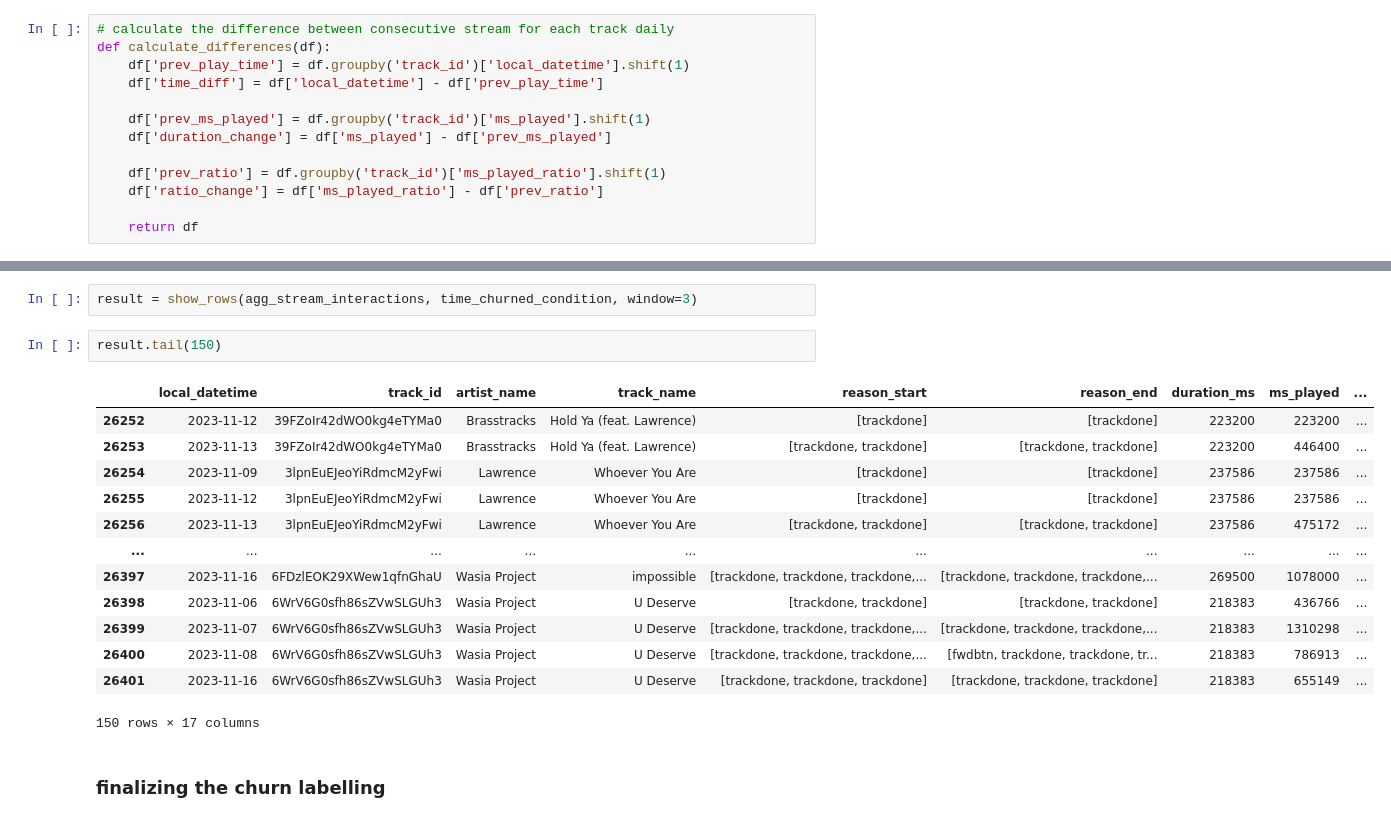
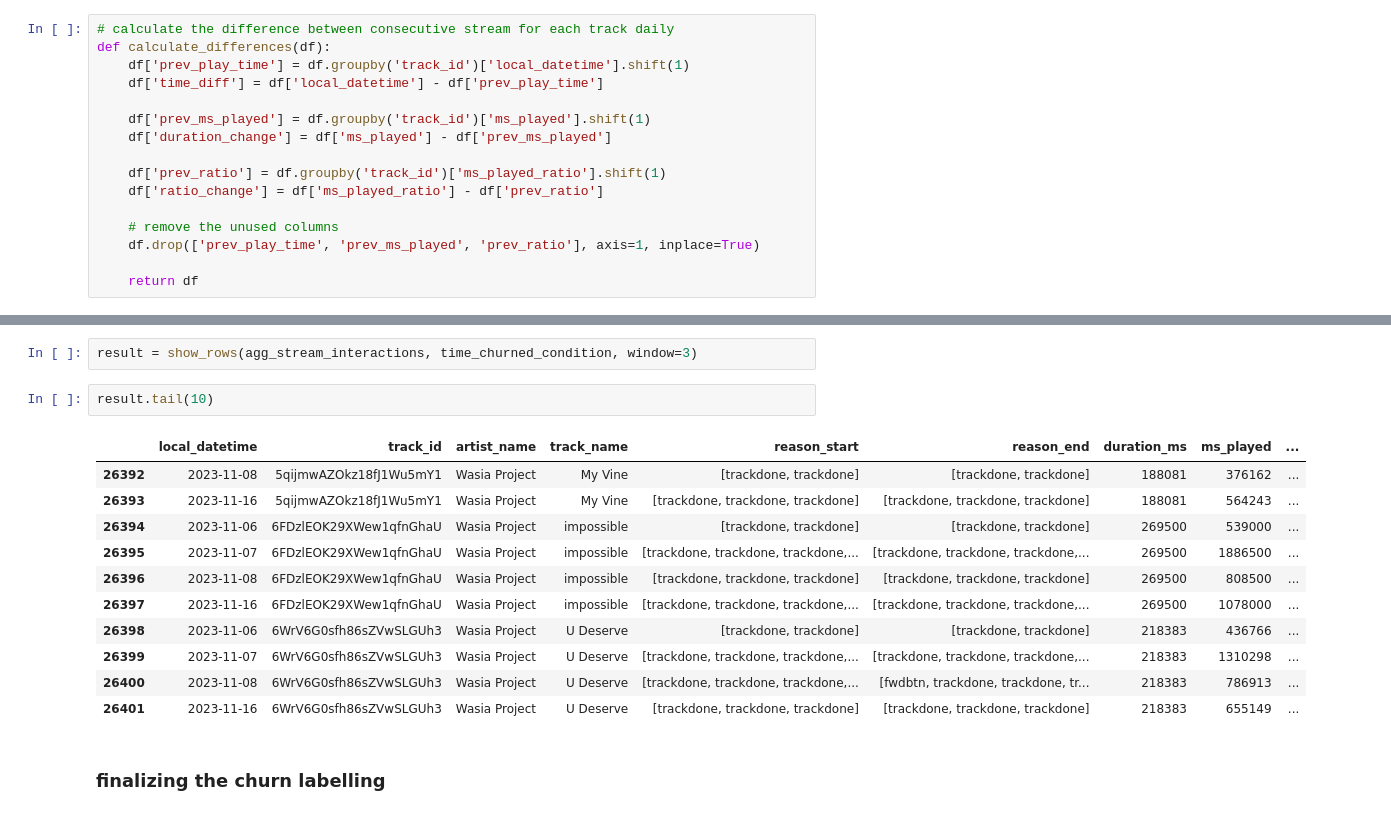
Before and after one commit to nazhifkojaz/Spotify-Analysis-Data-Collection-, a Jupyter notebook: churn_analysis.ipynb, the cells around one changed output, grey strips where cells are left out. Saved outputs shown, nothing was run; the diff lists cells and outputs as text.

```diff
--- a/churn_analysis.ipynb
+++ b/churn_analysis.ipynb
@@ -106,6 +108,9 @@ def calculate_differences(df):
     df['prev_ratio'] = df.groupby('track_id')['ms_played_ratio'].shift(1)
     df['ratio_change'] = df['ms_played_ratio'] - df['prev_ratio']
 
+    # remove the unused columns
+    df.drop(['prev_play_time', 'prev_ms_played', 'prev_ratio'], axis=1, inplace=True)
+
     return df
 # %%
 agg_stream_interactions = calculate_differences(agg_stream_df.copy())
@@ -319,21 +323,19 @@ def show_rows(df, condition, window=3, n_target=-1):
 # %%
 result = show_rows(agg_stream_interactions, time_churned_condition, window=3)
 # %%
-result.tail(150)
+result.tail(10)
 # %% [output]
 |  | local_datetime | track_id | artist_name | track_name | reason_start | reason_end | duration_ms | ms_played | ... |
-| 26252 | 2023-11-12 | 39FZoIr42dWO0kg4eTYMa0 | Brasstracks | Hold Ya (feat. Lawrence) | [trackdone] | [trackdone] | 223200 | 223200 | ... |
-| 26253 | 2023-11-13 | 39FZoIr42dWO0kg4eTYMa0 | Brasstracks | Hold Ya (feat. Lawrence) | [trackdone, trackdone] | [trackdone, trackdone] | 223200 | 446400 | ... |
-| 26254 | 2023-11-09 | 3lpnEuEJeoYiRdmcM2yFwi | Lawrence | Whoever You Are | [trackdone] | [trackdone] | 237586 | 237586 | ... |
-| 26255 | 2023-11-12 | 3lpnEuEJeoYiRdmcM2yFwi | Lawrence | Whoever You Are | [trackdone] | [trackdone] | 237586 | 237586 | ... |
-| 26256 | 2023-11-13 | 3lpnEuEJeoYiRdmcM2yFwi | Lawrence | Whoever You Are | [trackdone, trackdone] | [trackdone, trackdone] | 237586 | 475172 | ... |
-| ... | ... | ... | ... | ... | ... | ... | ... | ... | ... |
+| 26392 | 2023-11-08 | 5qijmwAZOkz18fJ1Wu5mY1 | Wasia Project | My Vine | [trackdone, trackdone] | [trackdone, trackdone] | 188081 | 376162 | ... |
+| 26393 | 2023-11-16 | 5qijmwAZOkz18fJ1Wu5mY1 | Wasia Project | My Vine | [trackdone, trackdone, trackdone] | [trackdone, trackdone, trackdone] | 188081 | 564243 | ... |
+| 26394 | 2023-11-06 | 6FDzlEOK29XWew1qfnGhaU | Wasia Project | impossible | [trackdone, trackdone] | [trackdone, trackdone] | 269500 | 539000 | ... |
+| 26395 | 2023-11-07 | 6FDzlEOK29XWew1qfnGhaU | Wasia Project | impossible | [trackdone, trackdone, trackdone,... | [trackdone, trackdone, trackdone,... | 269500 | 1886500 | ... |
+| 26396 | 2023-11-08 | 6FDzlEOK29XWew1qfnGhaU | Wasia Project | impossible | [trackdone, trackdone, trackdone] | [trackdone, trackdone, trackdone] | 269500 | 808500 | ... |
 | 26397 | 2023-11-16 | 6FDzlEOK29XWew1qfnGhaU | Wasia Project | impossible | [trackdone, trackdone, trackdone,... | [trackdone, trackdone, trackdone,... | 269500 | 1078000 | ... |
 | 26398 | 2023-11-06 | 6WrV6G0sfh86sZVwSLGUh3 | Wasia Project | U Deserve | [trackdone, trackdone] | [trackdone, trackdone] | 218383 | 436766 | ... |
 | 26399 | 2023-11-07 | 6WrV6G0sfh86sZVwSLGUh3 | Wasia Project | U Deserve | [trackdone, trackdone, trackdone,... | [trackdone, trackdone, trackdone,... | 218383 | 1310298 | ... |
 | 26400 | 2023-11-08 | 6WrV6G0sfh86sZVwSLGUh3 | Wasia Project | U Deserve | [trackdone, trackdone, trackdone,... | [fwdbtn, trackdone, trackdone, tr... | 218383 | 786913 | ... |
 | 26401 | 2023-11-16 | 6WrV6G0sfh86sZVwSLGUh3 | Wasia Project | U Deserve | [trackdone, trackdone, trackdone] | [trackdone, trackdone, trackdone] | 218383 | 655149 | ... |
-150 rows × 17 columns
 # %% [markdown]
 ### finalizing the churn labelling
 # %%
```
Also changed, not shown: parts of 33 cells of this notebook, 1 other file.
